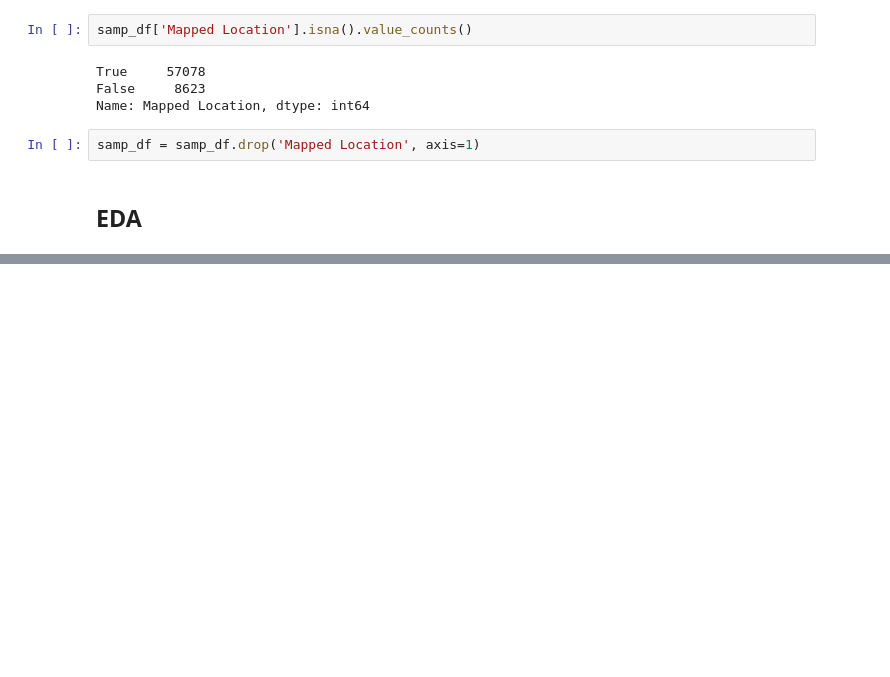
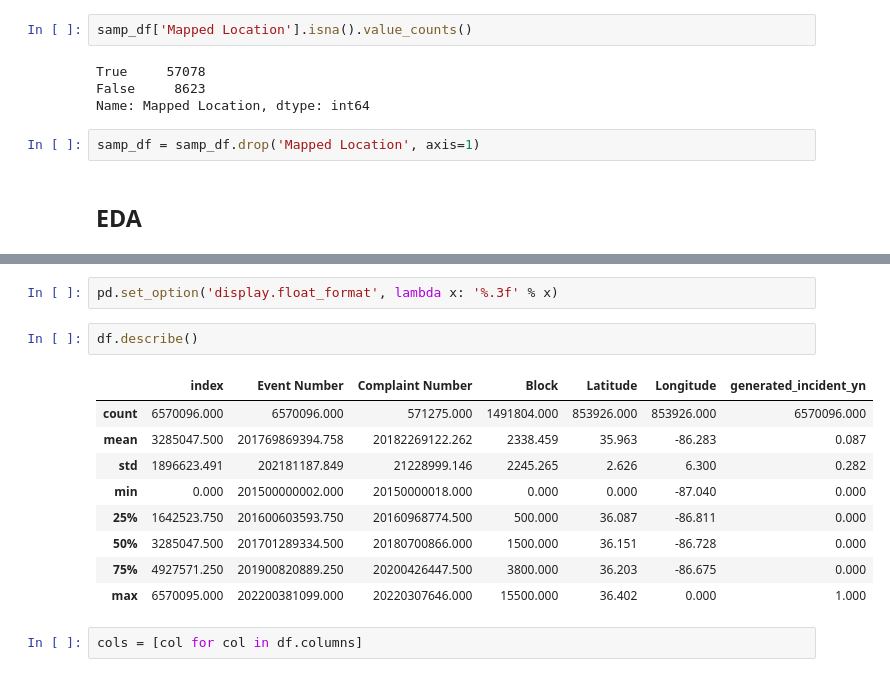
Before and after one commit to JacobTews/nash_police, a Jupyter notebook: process.ipynb, the cells around one changed output, grey strips where cells are left out. Drawn from its saved outputs; the diff is of its cells as text; blank space fills up the shorter version.

```diff
--- a/process.ipynb
+++ b/process.ipynb
@@ -858,0 +870,16 @@ main_df.shape
+# %%
+pd.set_option('display.float_format', lambda x: '%.3f' % x)
+# %%
+df.describe()
+# %% [output]
+|  | index | Event Number | Complaint Number | Block | Latitude | Longitude | generated_incident_yn |
+| count | 6570096.000 | 6570096.000 | 571275.000 | 1491804.000 | 853926.000 | 853926.000 | 6570096.000 |
+| mean | 3285047.500 | 201769869394.758 | 20182269122.262 | 2338.459 | 35.963 | -86.283 | 0.087 |
+| std | 1896623.491 | 202181187.849 | 21228999.146 | 2245.265 | 2.626 | 6.300 | 0.282 |
+| min | 0.000 | 201500000002.000 | 20150000018.000 | 0.000 | 0.000 | -87.040 | 0.000 |
+| 25% | 1642523.750 | 201600603593.750 | 20160968774.500 | 500.000 | 36.087 | -86.811 | 0.000 |
+| 50% | 3285047.500 | 201701289334.500 | 20180700866.000 | 1500.000 | 36.151 | -86.728 | 0.000 |
+| 75% | 4927571.250 | 201900820889.250 | 20200426447.500 | 3800.000 | 36.203 | -86.675 | 0.000 |
+| max | 6570095.000 | 202200381099.000 | 20220307646.000 | 15500.000 | 36.402 | 0.000 | 1.000 |
+# %%
+cols = [col for col in df.columns]
```
Also changed, not shown: parts of 13 cells of this notebook.
